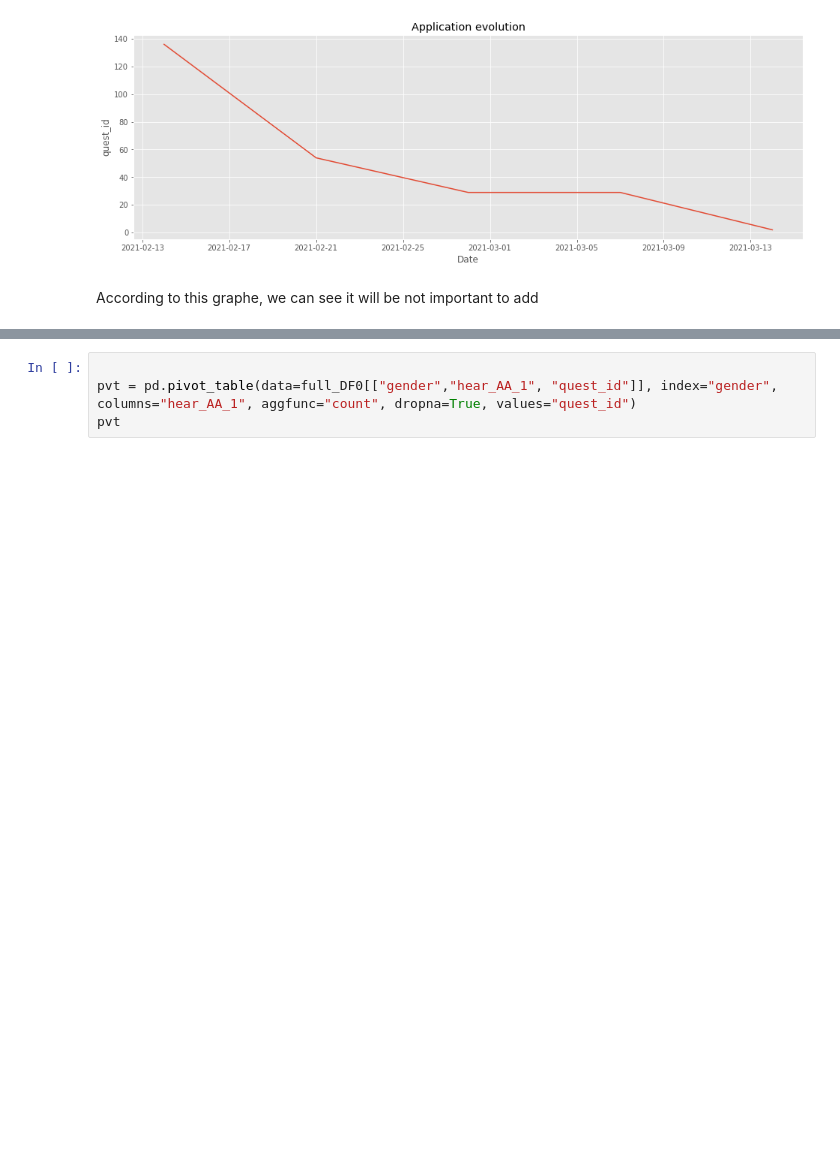
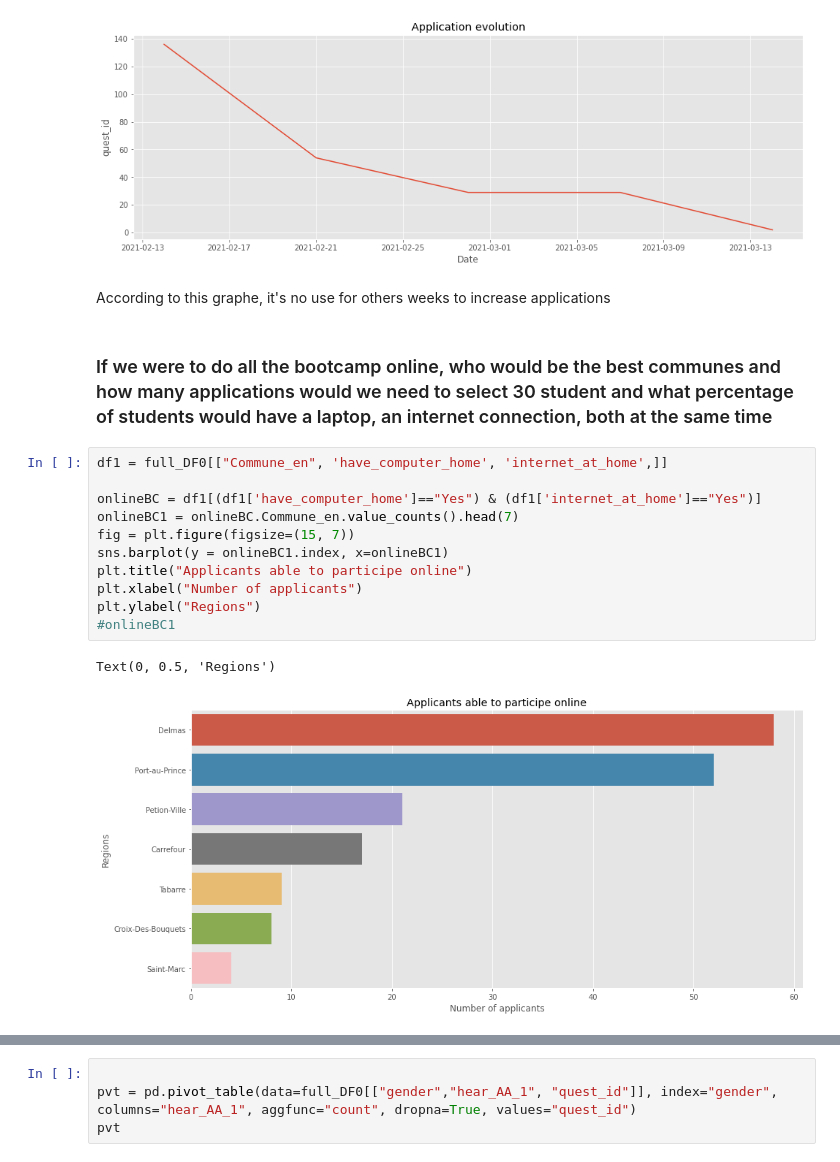
Before and after one commit to Serj-crypto/Ayiti-Analytics-ProjectPy1, a Jupyter notebook: data.ipynb, the cells around one changed output, grey strips where cells are left out. Saved outputs shown, nothing was run; the diff lists cells and outputs as text; blank space fills up the shorter version.

```diff
--- a/data.ipynb
+++ b/data.ipynb
@@ -491,5 +502,21 @@ plt.xlabel(f"Date")
 plt.show()
 # %% [output]
 [figure]
-# %% [markdown]
-According to this graphe, we can see it will be not important to add
+# %% [markdown]
+According to this graphe, it's no use for others weeks to increase applications
+# %% [markdown]
+### If we were to do all the bootcamp online, who would be the best communes and how many applications would we need to select 30 student and what percentage of students would have a laptop, an internet connection, both at the same time
+# %%
+df1 = full_DF0[["Commune_en", 'have_computer_home', 'internet_at_home',]]
+
+onlineBC = df1[(df1['have_computer_home']=="Yes") & (df1['internet_at_home']=="Yes")]
+onlineBC1 = onlineBC.Commune_en.value_counts().head(7)
+fig = plt.figure(figsize=(15, 7))
+sns.barplot(y = onlineBC1.index, x=onlineBC1)
+plt.title("Applicants able to participe online")
+plt.xlabel("Number of applicants")
+plt.ylabel("Regions")
+#onlineBC1
+# %% [output]
+Text(0, 0.5, 'Regions')
+[figure, added]
```
Also changed, not shown: parts of 18 cells of this notebook.
